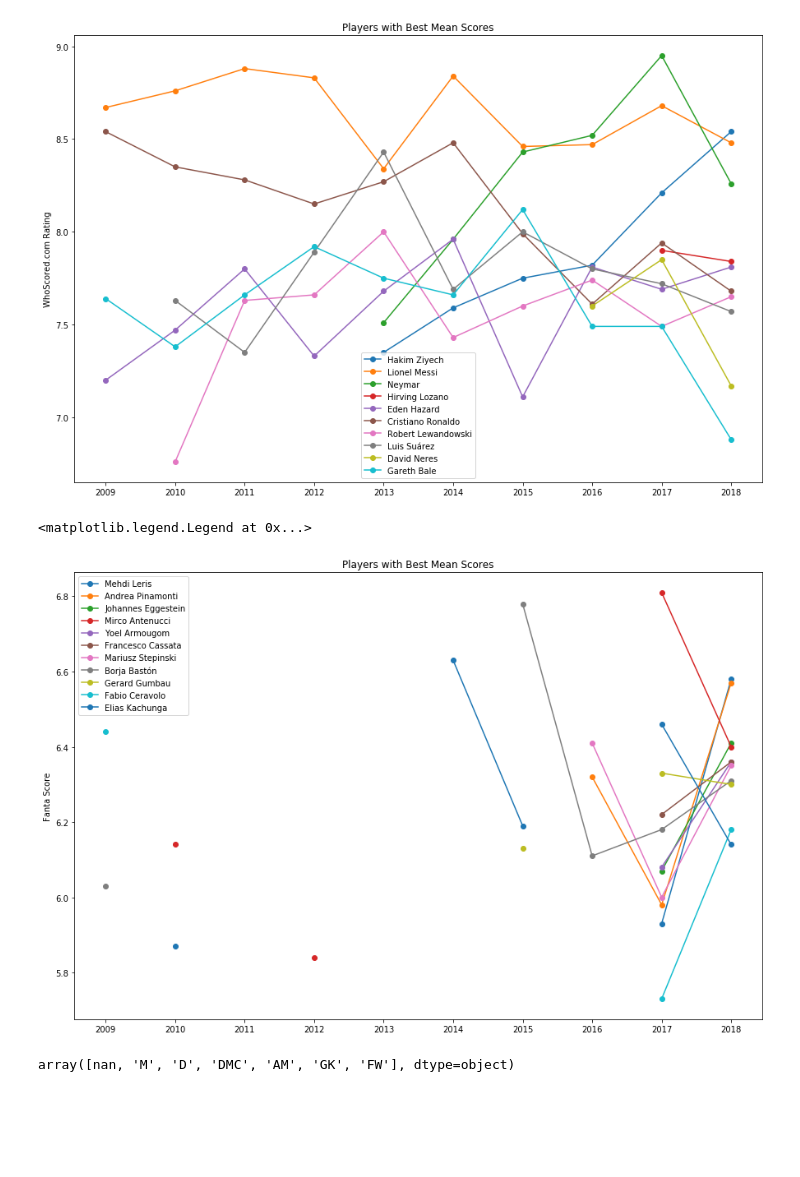
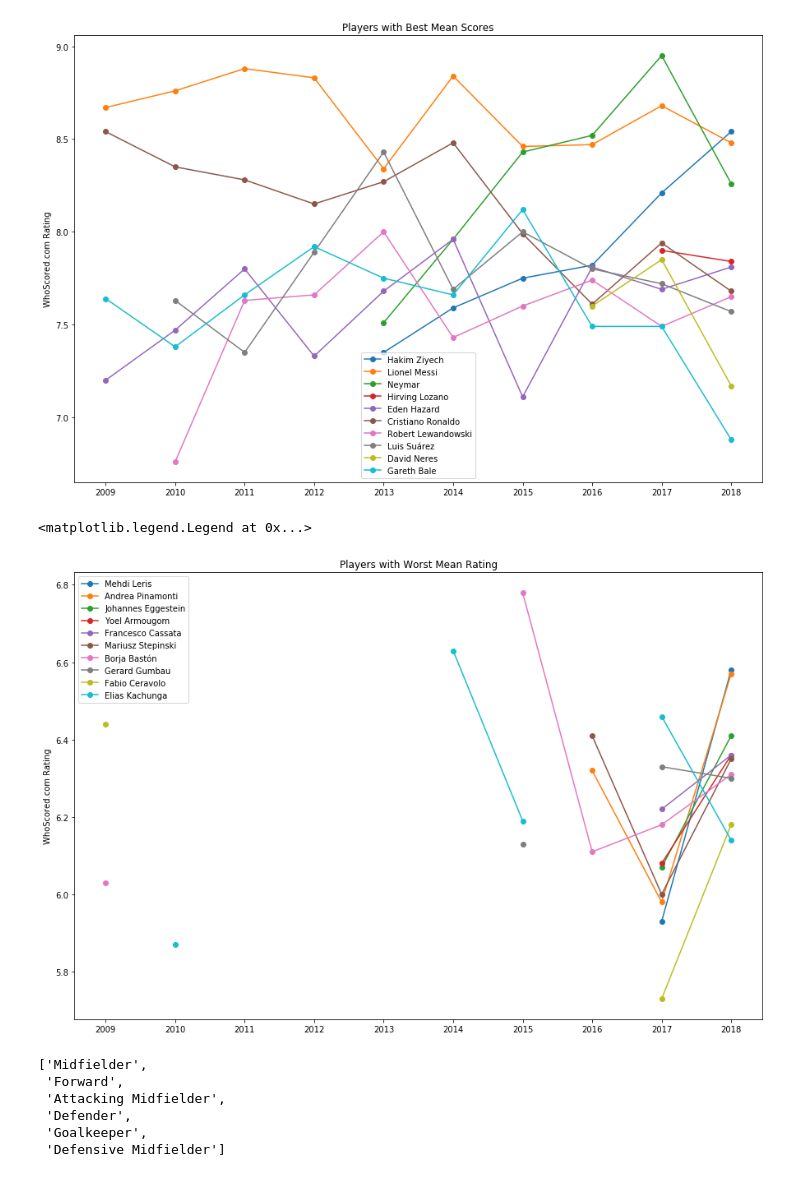
Before and after one commit to Suwadith/Winning-Eleven-Scout-Evaluation-and-Analysis-to-Enhance-Football-Player-Recommendations-ML-Flask, a Jupyter notebook: Analysis/2. Analyzing Player Performances v2.ipynb, the cells around one changed output. Saved outputs shown, nothing was run; the diff lists cells and outputs as text; code cells hidden in the pictures; blank space fills up the shorter version.

Commit message:
analyzing growth, performance drop, identifying best players of each position DONE

```diff
--- a/Analysis/2. Analyzing Player Performances v2.ipynb
+++ b/Analysis/2. Analyzing Player Performances v2.ipynb
@@ -246,0 +254,9 @@ combinedPlayerDataframe = combinedPlayerDataframe.replace("-", 0)
+# %%
+combinedPlayerDataframe['Position'].replace(['M'], 'Midfielder', regex=False, inplace=True)
+combinedPlayerDataframe['Position'].replace(['midfielder'], 'Midfielder', regex=False, inplace=True)
+combinedPlayerDataframe['Position'].replace(['FW'], 'Forward', regex=False, inplace=True)
+combinedPlayerDataframe['Position'].replace(['forward'], 'Forward', regex=False, inplace=True)
+combinedPlayerDataframe['Position'].replace(['AM'], 'Attacking Midfielder', regex=False, inplace=True)
+combinedPlayerDataframe['Position'].replace(['D'], 'Defender', regex=False, inplace=True)
+combinedPlayerDataframe['Position'].replace(['GK'], 'Goalkeeper', regex=False, inplace=True)
+combinedPlayerDataframe['Position'].replace(['DMC'], 'Defensive Midfielder', regex=False, inplace=True)
@@ -718,43 +739,48 @@ plt.legend()
 #Plot players with worst mean ratings
 
 #Players to plot (10)
-count = 10 + 1
+count = 10
 
-#get top ten players with highest mean ratings
+#get worst ten players with lowest mean ratings
 worstTenMeanPlayersDf = overallMeansDf.iloc[:count, :]
 
 #sort players by last season rating
 sorted_worst_mean_players = worstTenMeanPlayersDf.sort_values(['Rating_2018'], ascending=False)
 
 #get the names of the players
 labels = sorted_worst_mean_players['Name'].values
 
 #get the ratings of the players
 sorted_worst_mean_players = sorted_worst_mean_players.values[:, 4:]
 
 #get highest mean value
 # mean_max = topTenMeanPlayersDf['Mean'].max()
 
 # Plot data
 fig, ax = plt.subplots()
 for i_row, row in enumerate(sorted_worst_mean_players):  # for each player...
     current_mean = worstTenMeanPlayersDf.iloc[i_row, :]['Mean']
     current_player_name = labels[i_row]
     ax.plot(row, marker='o', alpha=1.0, label=current_player_name)
 
 # Initialize interactive tooltip
 mpldatacursor.datacursor(formatter='{label}'.format)
 
 # Add title and labels
 plt.xticks(range(len(seasons)), seasons)
-plt.title('Players with Best Mean Scores')
+plt.title('Players with Worst Mean Rating')
 plt.ylabel('WhoScored.com Rating')
 plt.gcf().set_size_inches(15, 10)
 plt.legend()
 # %% [output]
 <matplotlib.legend.Legend at 0x...>
-[figure, old version]
+[figure, new version]
-# %%
-cleanedDataFrame.Position_2010.unique()
-# %% [output]
-array([nan, 'M', 'D', 'DMC', 'AM', 'GK', 'FW'], dtype=object)
+# %%
+combinedPlayerDataframe.Position.unique().tolist()
+# %% [output]
+['Midfielder',
+ 'Forward',
+ 'Attacking Midfielder',
+ 'Defender',
+ 'Goalkeeper',
+ 'Defensive Midfielder']
```
Also changed, not shown: parts of 6 cells of this notebook.
